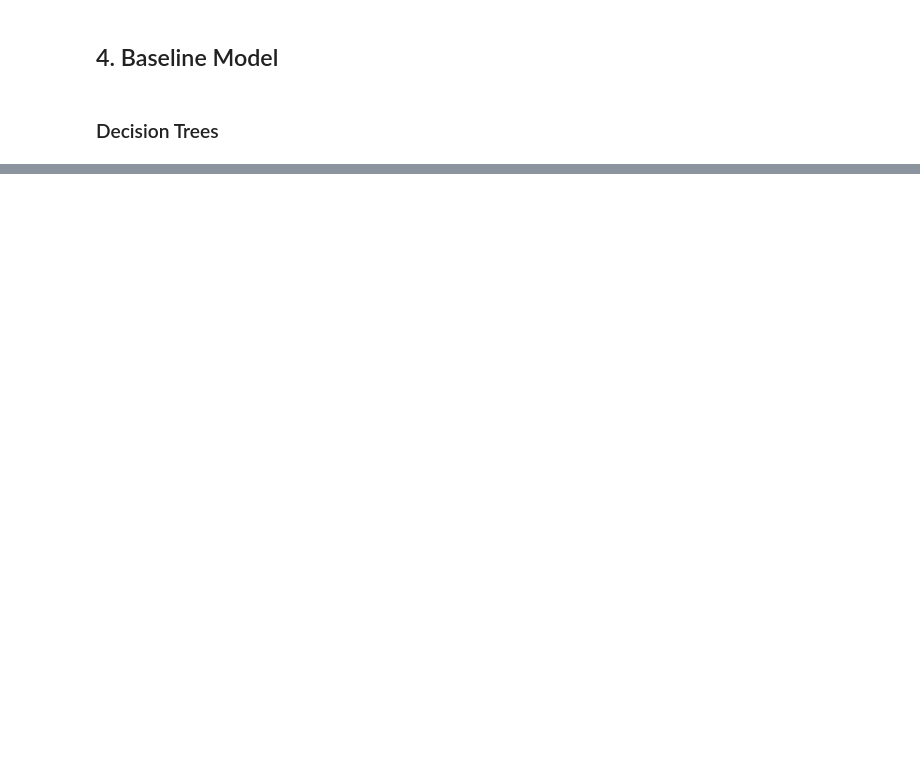
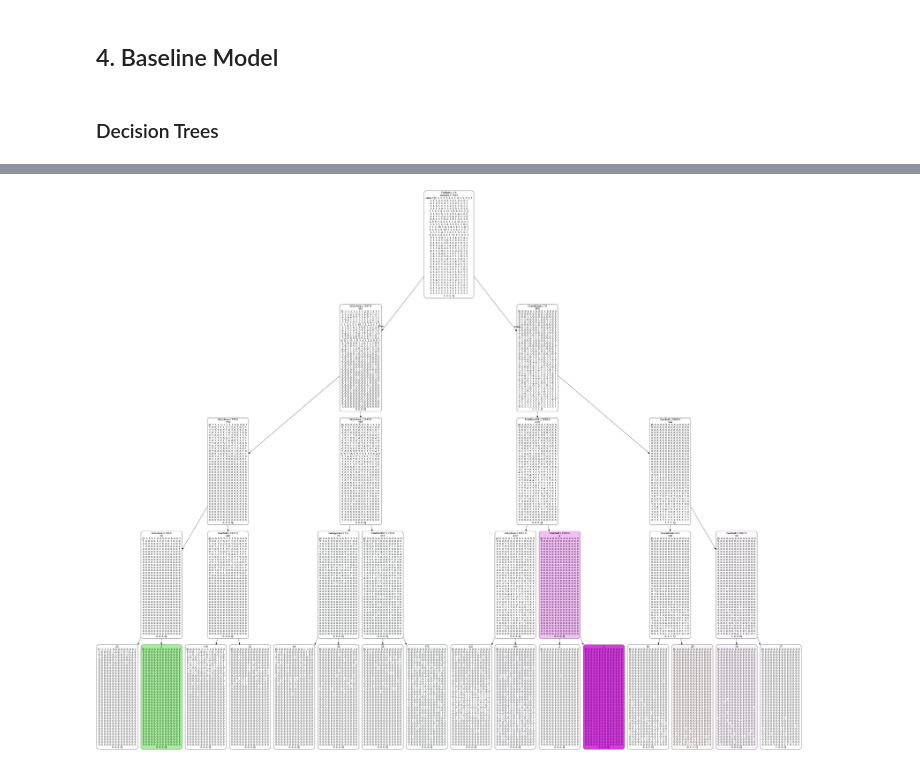
Before and after one commit to laurachan2020/data_mining, a Jupyter notebook: House Pricing.ipynb, the cells around one changed output, grey strips where cells are left out. Drawn from its saved outputs; the diff is of its cells as text; code cells hidden in the pictures; blank space fills up the shorter version.

```diff
--- a/House Pricing.ipynb
+++ b/House Pricing.ipynb
@@ -179,3 +196,7 @@ from sklearn.tree import DecisionTreeClassifier
 from sklearn.model_selection import train_test_split, cross_val_score, GridSearchCV
 import matplotlib.pylab as plt
 from dmba import plotDecisionTree, classificationSummary, regressionSummary
+# %%
+predictors=['SalePrice','OverallQual','GrLivArea','TotalBsmtSF','GarageCars','OverallQual', 'FullBath', 'YearBuilt']
+# %%
+df_train=df_train[predictors]
@@ -183,3 +220,13 @@ from dmba import plotDecisionTree, classificationSummary, regressionSummary
 X = df_train.drop(columns=['SalePrice'])
 y = df_train['SalePrice']
 train_X, valid_X, train_y, valid_y = train_test_split(X, y, test_size=0.3, random_state=1)
+# %%
+#Build decision tree
+
+#code here
+DecisionTree = DecisionTreeClassifier(max_depth=4)
+DecisionTree.fit(train_X, train_y)
+
+plotDecisionTree(DecisionTree, feature_names=train_X.columns)
+# %% [output]
+[figure, added]
```
Also changed, not shown: parts of 7 cells of this notebook.
